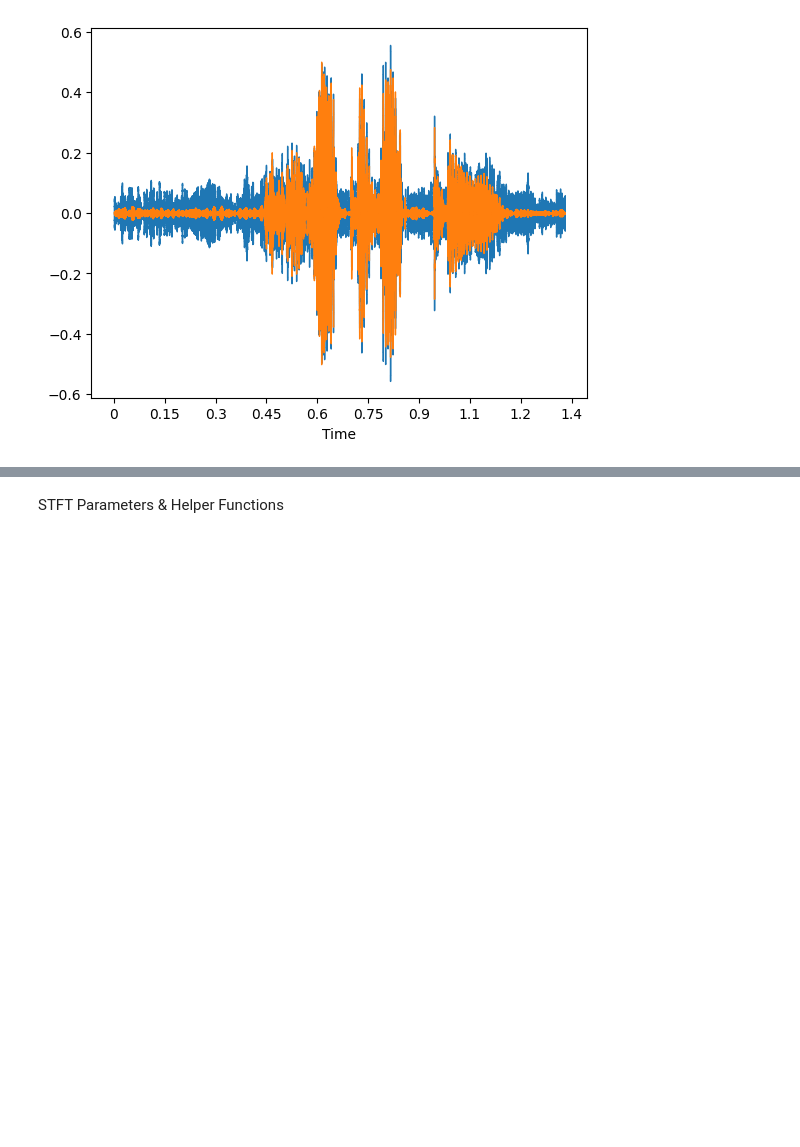
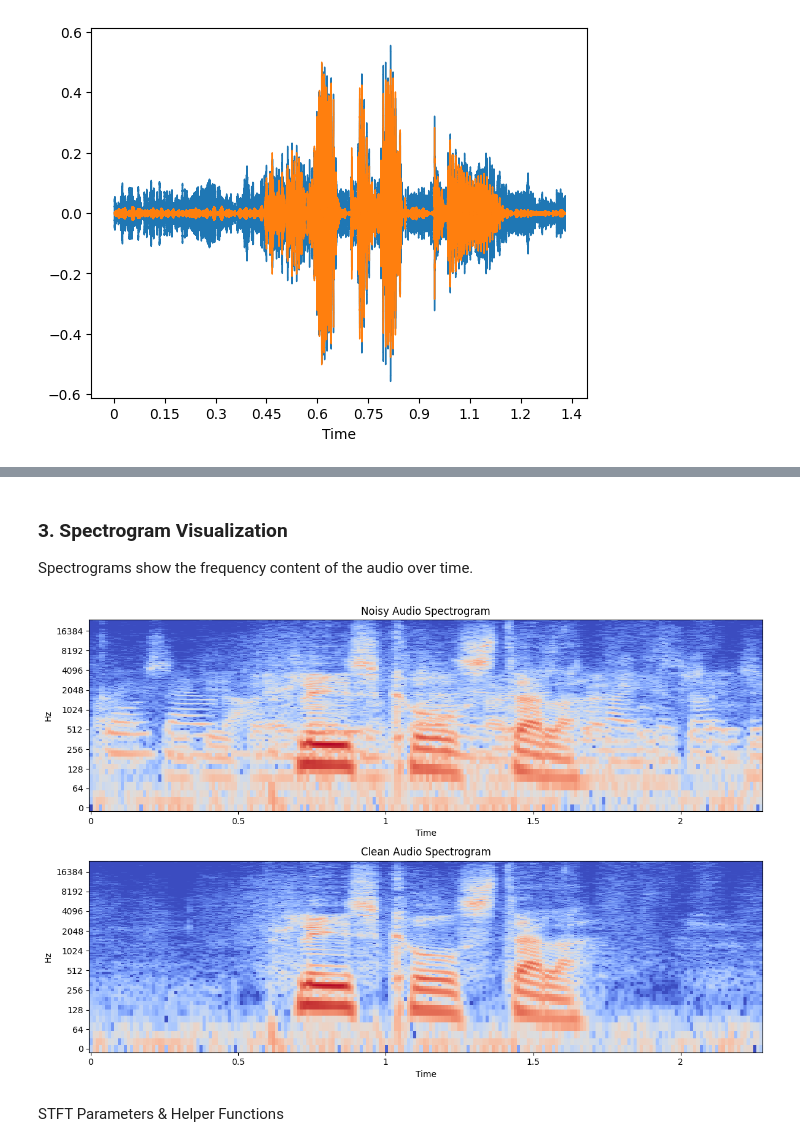
Before and after one commit to Unmasked-Ninjas/heraldfypdenoizer, a Jupyter notebook: fyp_denoizer.ipynb, the cells around one changed output, grey strips where cells are left out. Saved outputs shown, nothing was run; the diff lists cells and outputs as text; code cells hidden in the pictures; blank space fills up the shorter version.

```diff
--- a/fyp_denoizer.ipynb
+++ b/fyp_denoizer.ipynb
@@ -54,3 +85,23 @@ Clean Time-Series (29331,)
+# %% [markdown]
+### 3. Spectrogram Visualization
+
+Spectrograms show the frequency content of the audio over time.
+# %%
+noisy_stft = lib.stft(noisy_wav)
+clean_stft = lib.stft(clean_wav)
+
+noisy_db = lib.amplitude_to_db(abs(noisy_stft))
+clean_db = lib.amplitude_to_db(abs(clean_stft))
+
+fig, ax = plt.subplots(nrows=2, figsize=(12, 8))
+lib.display.specshow(noisy_db, sr=sr_noisy, x_axis='time', y_axis='log', ax=ax[0])
+ax[0].set_title('Noisy Audio Spectrogram')
+lib.display.specshow(clean_db, sr=sr_clean, x_axis='time', y_axis='log', ax=ax[1])
+ax[1].set_title('Clean Audio Spectrogram')
+plt.tight_layout()
+plt.show()
+# %% [output]
+[figure, added]
 # %% [markdown]
 STFT Parameters & Helper Functions
 # %%
```
Also changed, not shown: parts of 17 cells of this notebook, 7 other files.
